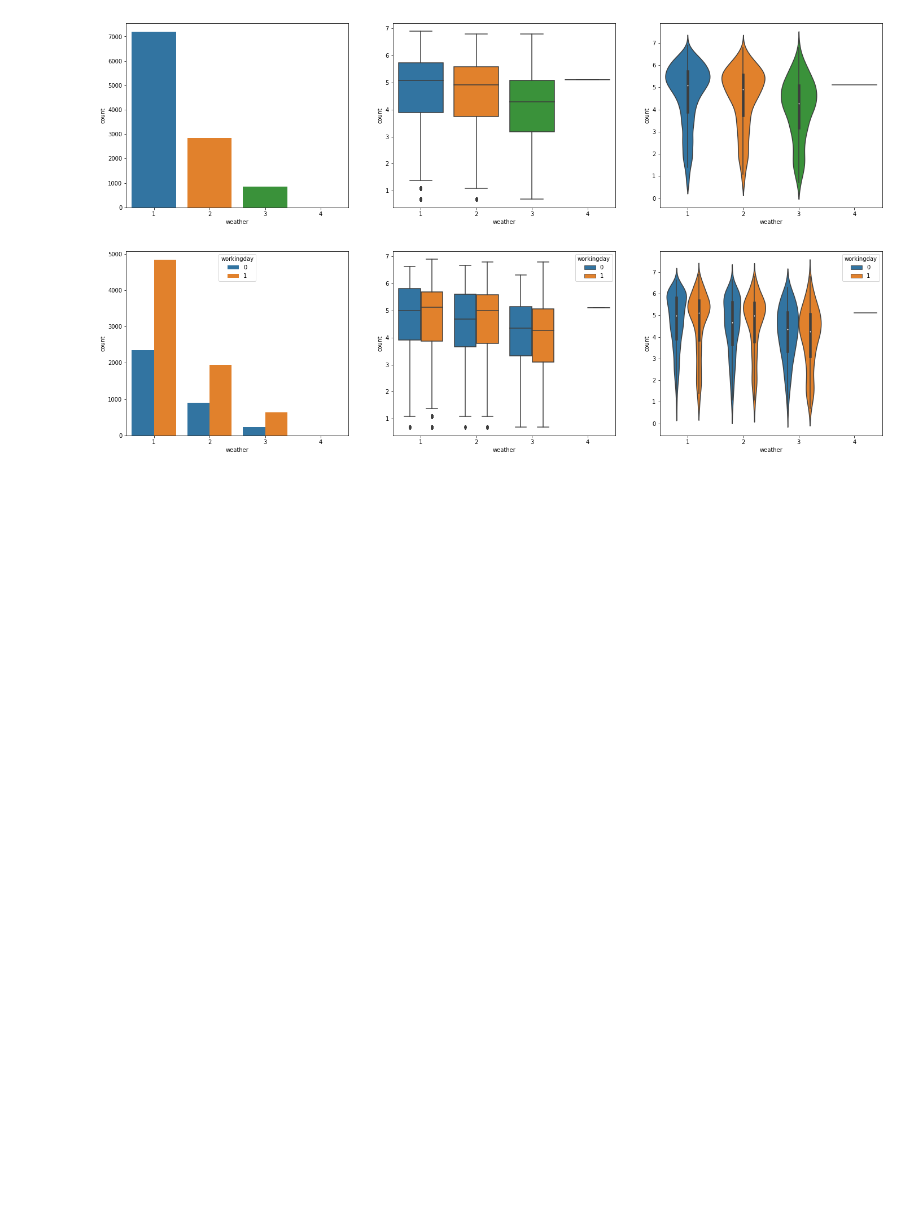
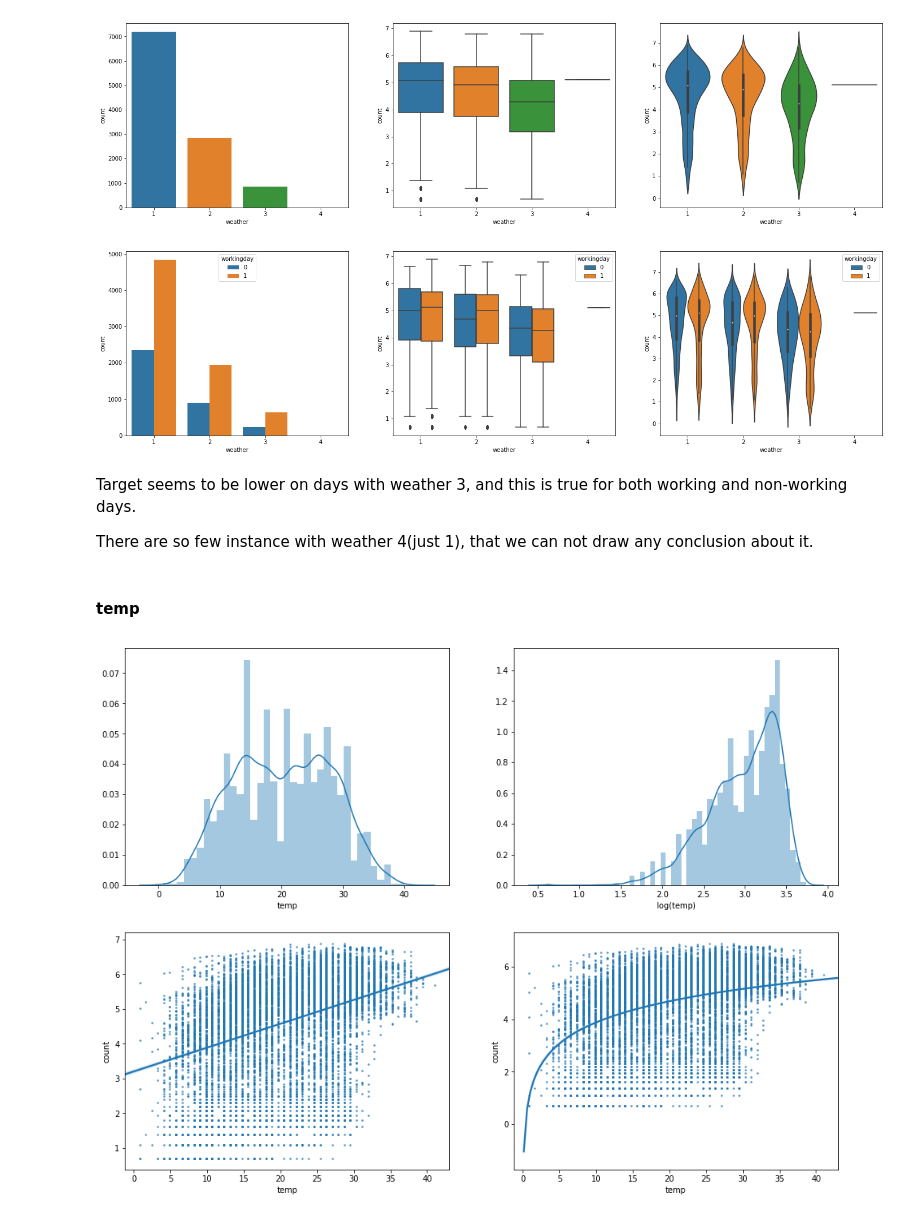
Before and after one commit to EricLiuLR/Machine_Learning_Projects, a Jupyter notebook: Bike_Sharing_Demand/eda.ipynb, the cells around one changed output. Saved outputs shown, nothing was run; the diff lists cells and outputs as text; code cells hidden in the pictures; blank space fills up the shorter version.

```diff
--- a/Bike_Sharing_Demand/eda.ipynb
+++ b/Bike_Sharing_Demand/eda.ipynb
@@ -132,6 +132,29 @@ def plot_category(feat, scale='area', hue=None):
     plt.subplot(1, 3, 3)
     sns.violinplot(data=train, x=feat, y='count', scale=scale, hue=hue)
     plt.show()
+# %%
+def plot_numerical(feat1, feat2=None, logx=False):
+    if logx:
+        plt.figure(figsize=(16, 12))
+        plt.subplot(2, 2, 1)
+        sns.distplot(train[feat1])
+        plt.subplot(2, 2, 2)
+        sns.distplot(np.log1p(train[feat1]))
+        plt.xlabel('log({})'.format(feat1))
+        plt.subplot(2, 2, 3)
+        sns.regplot(data=train, x=feat1, y=feat2, scatter_kws={'s': 3, 'alpha': 0.6})
+        plt.subplot(2, 2, 4)
+        sns.regplot(data=train, x=feat1, y=feat2, logx=True, scatter_kws={'s': 3, 'alpha': 0.6})
+        plt.show()
+        return
+    else:
+        plt.figure(figsize=(16, 6))
+        plt.subplot(1, 2, 1)
+        sns.distplot(train[feat1])
+        plt.subplot(1, 2, 2)
+        sns.regplot(data=train, x=feat1, y=feat2, scatter_kws={'s': 3, 'alpha': 0.6})
+        plt.show()
+        return
 # %% [markdown]
 #### season
 # %%
@@ -174,3 +197,13 @@ plot_category('weather')
 plot_category('weather', hue='workingday')
 # %% [output]
 [figure]
+# %% [markdown]
+Target seems to be lower on days with weather 3, and this is true for both working and non-working days.
+
+There are so few instance with weather 4(just 1), that we can not draw any conclusion about it.
+# %% [markdown]
+#### temp
+# %%
+plot_numerical('temp', 'count', logx=True)
+# %% [output]
+[figure, added]
```
Also changed, not shown: parts of 15 cells of this notebook.
